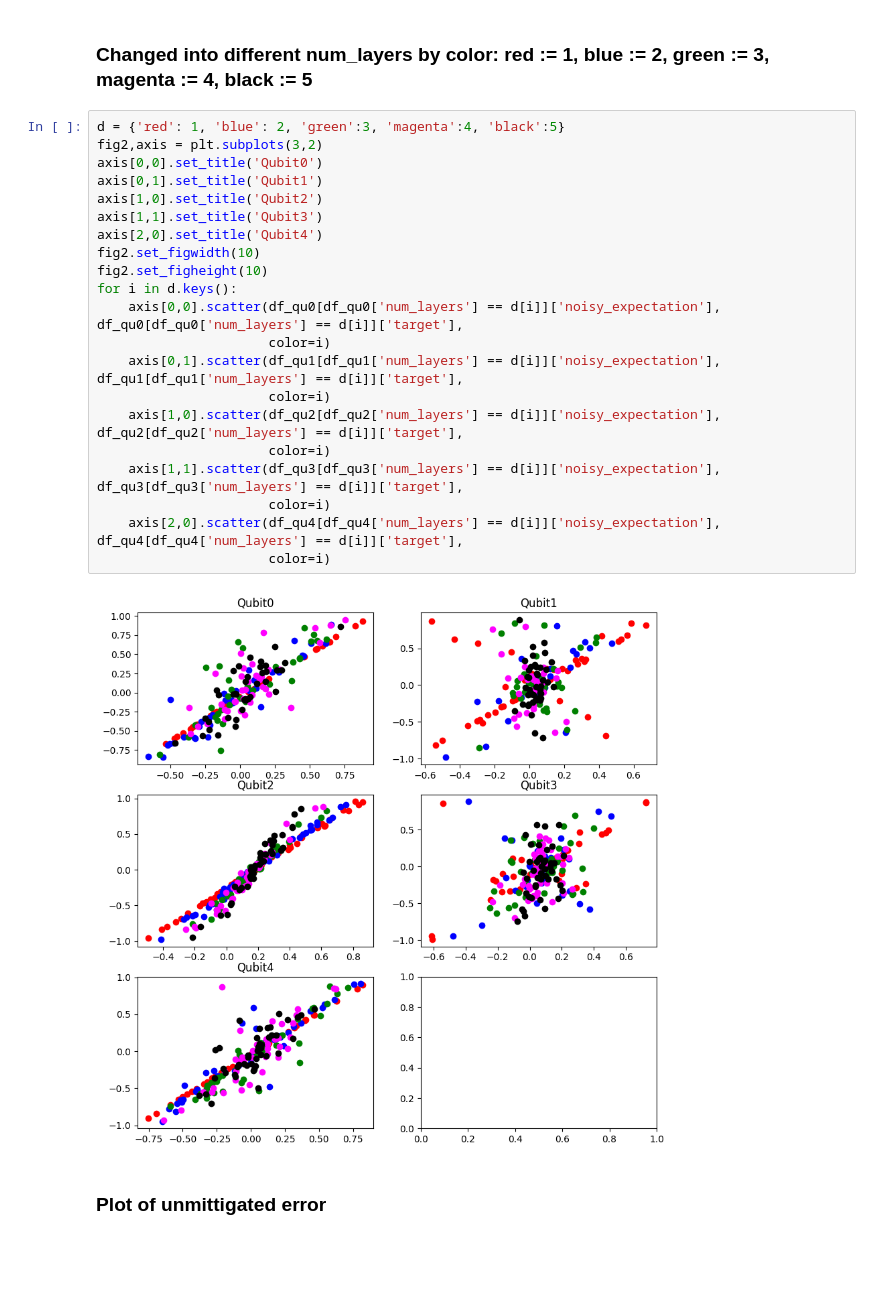
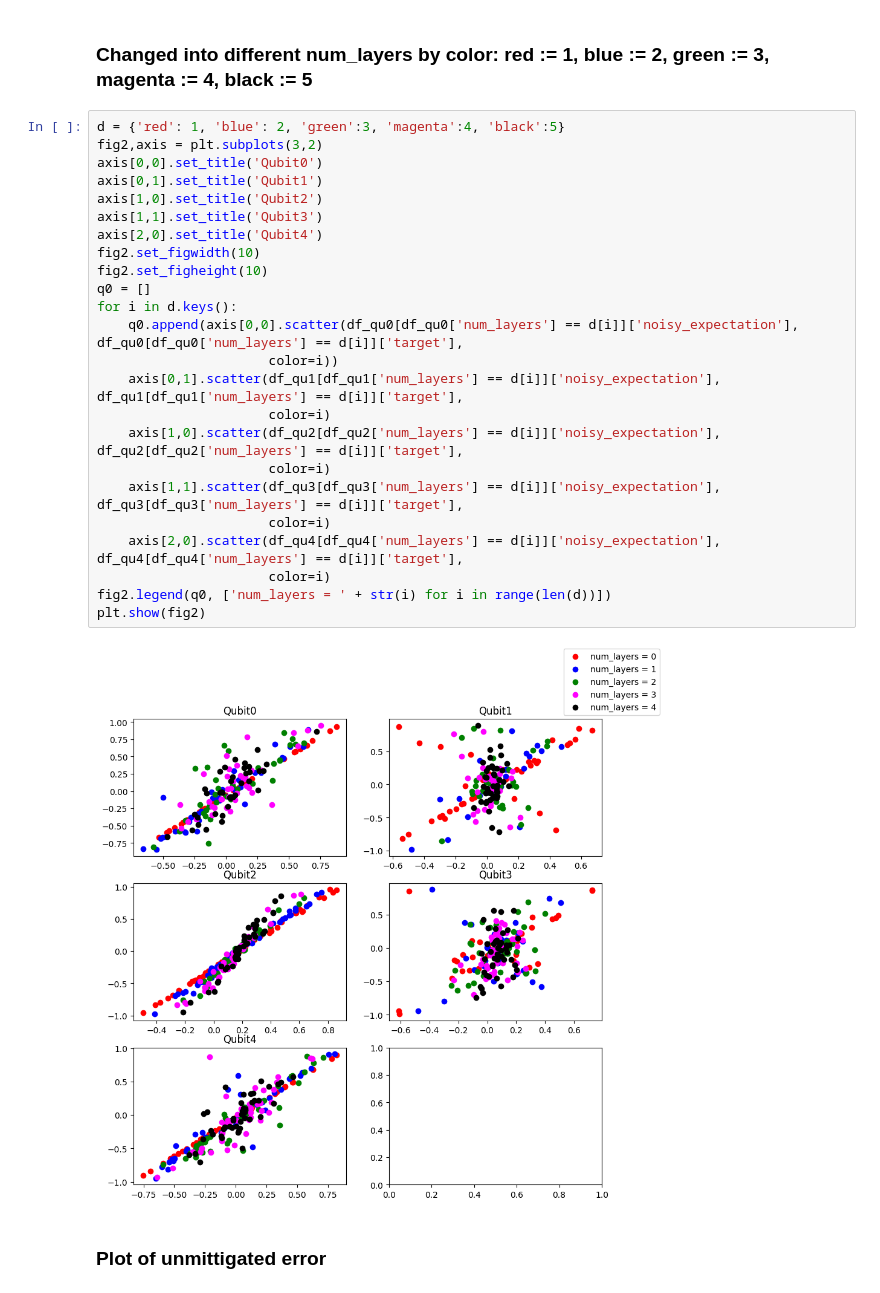
Before and after one commit to prachisharma21/ML_4_QEM, a Jupyter notebook: 5Models_Test.ipynb, the cells around one changed output. Saved outputs shown, nothing was run; the diff lists cells and outputs as text; blank space fills up the shorter version.

Commit message:
improved plot with legend

```diff
--- a/5Models_Test.ipynb
+++ b/5Models_Test.ipynb
@@ -79,26 +79,29 @@ plt.show(figure)
 # %%
 d = {'red': 1, 'blue': 2, 'green':3, 'magenta':4, 'black':5}
 fig2,axis = plt.subplots(3,2)
 axis[0,0].set_title('Qubit0')
 axis[0,1].set_title('Qubit1')
 axis[1,0].set_title('Qubit2')
 axis[1,1].set_title('Qubit3')
 axis[2,0].set_title('Qubit4')
 fig2.set_figwidth(10)
 fig2.set_figheight(10)
+q0 = []
 for i in d.keys():
-    axis[0,0].scatter(df_qu0[df_qu0['num_layers'] == d[i]]['noisy_expectation'], df_qu0[df_qu0['num_layers'] == d[i]]['target'],
-                      color=i)
+    q0.append(axis[0,0].scatter(df_qu0[df_qu0['num_layers'] == d[i]]['noisy_expectation'], df_qu0[df_qu0['num_layers'] == d[i]]['target'],
+                      color=i))
     axis[0,1].scatter(df_qu1[df_qu1['num_layers'] == d[i]]['noisy_expectation'], df_qu1[df_qu1['num_layers'] == d[i]]['target'],
                       color=i)
     axis[1,0].scatter(df_qu2[df_qu2['num_layers'] == d[i]]['noisy_expectation'], df_qu2[df_qu2['num_layers'] == d[i]]['target'],
                       color=i)
     axis[1,1].scatter(df_qu3[df_qu3['num_layers'] == d[i]]['noisy_expectation'], df_qu3[df_qu3['num_layers'] == d[i]]['target'],
                       color=i)
     axis[2,0].scatter(df_qu4[df_qu4['num_layers'] == d[i]]['noisy_expectation'], df_qu4[df_qu4['num_layers'] == d[i]]['target'],
                       color=i)
+fig2.legend(q0, ['num_layers = ' + str(i) for i in range(len(d))])
+plt.show(fig2)
 # %% [output]
-[figure, old version]
+[figure, new version]
 # %% [markdown]
 ### Plot of unmittigated error
 # %%
```
